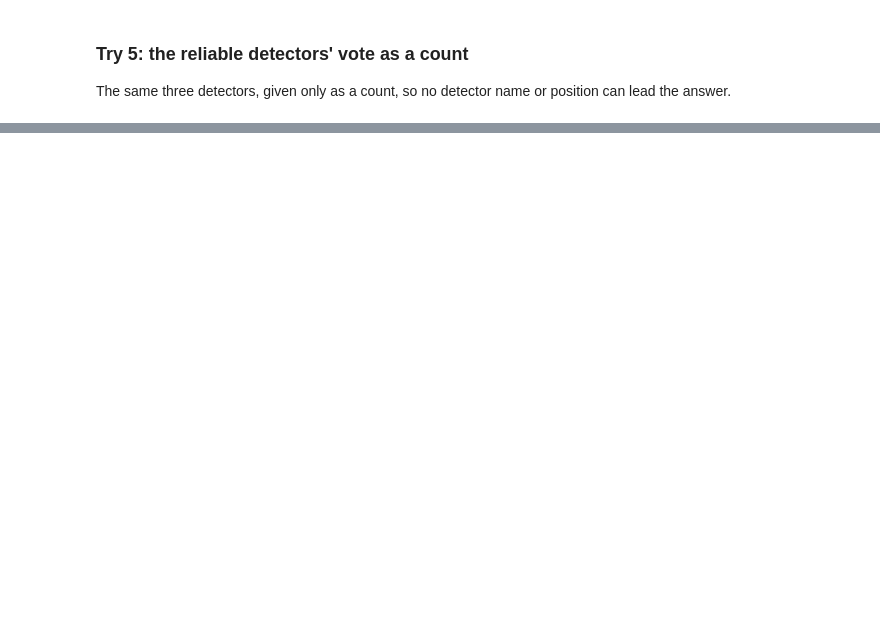
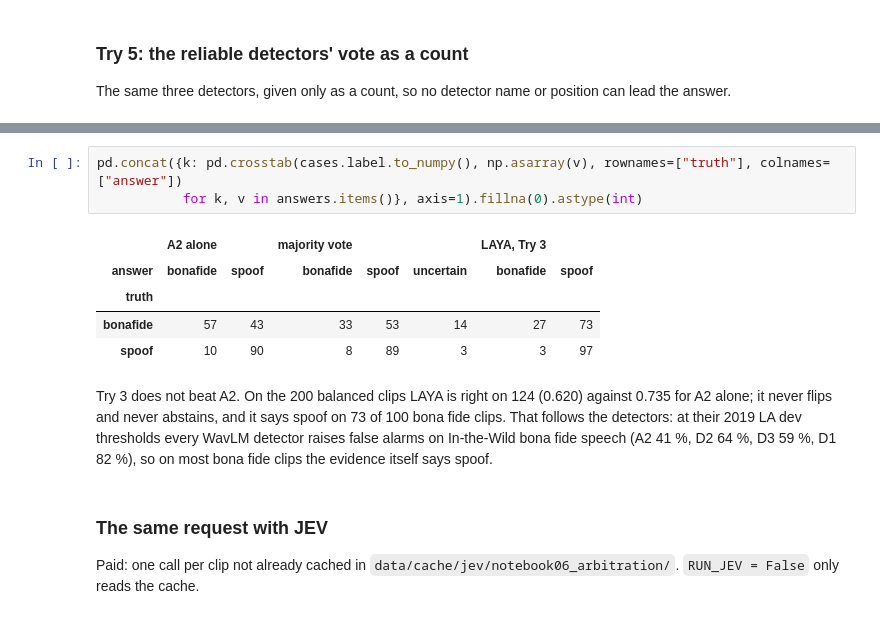
Before and after one commit to Qwenty228/GC2-EchoJEV, a Jupyter notebook: SystemCode/notebooks/06_jev.ipynb, the cells around one changed output, grey strips where cells are left out. Drawn from its saved outputs; the diff is of its cells as text; blank space fills up the shorter version.

```diff
--- a/SystemCode/notebooks/06_jev.ipynb
+++ b/SystemCode/notebooks/06_jev.ipynb
@@ -371,0 +388,14 @@ right 6/10 | flips 0 | uncertain 0
+# %%
+pd.concat({k: pd.crosstab(cases.label.to_numpy(), np.asarray(v), rownames=["truth"], colnames=["answer"])
+           for k, v in answers.items()}, axis=1).fillna(0).astype(int)
+# %% [output]
+|  | A2 alone |  | majority vote |  |  | LAYA, Try 3 |  |
+| answer | bonafide | spoof | bonafide | spoof | uncertain | bonafide | spoof |
+| truth |  |  |  |  |  |  |  |
+| bonafide | 57 | 43 | 33 | 53 | 14 | 27 | 73 |
+| spoof | 10 | 90 | 8 | 89 | 3 | 3 | 97 |
+# %% [markdown]
+Try 3 does not beat A2. On the 200 balanced clips LAYA is right on 124 (0.620) against 0.735 for A2 alone; it never flips and never abstains, and it says spoof on 73 of 100 bona fide clips. That follows the detectors: at their 2019 LA dev thresholds every WavLM detector raises false alarms on In-the-Wild bona fide speech (A2 41 %, D2 64 %, D3 59 %, D1 82 %), so on most bona fide clips the evidence itself says spoof.
+# %% [markdown]
+### The same request with JEV
+Paid: one call per clip not already cached in `data/cache/jev/notebook06_arbitration/`. `RUN_JEV = False` only reads the cache.
```
Also changed, not shown: parts of 19 cells of this notebook, 3 other files.
